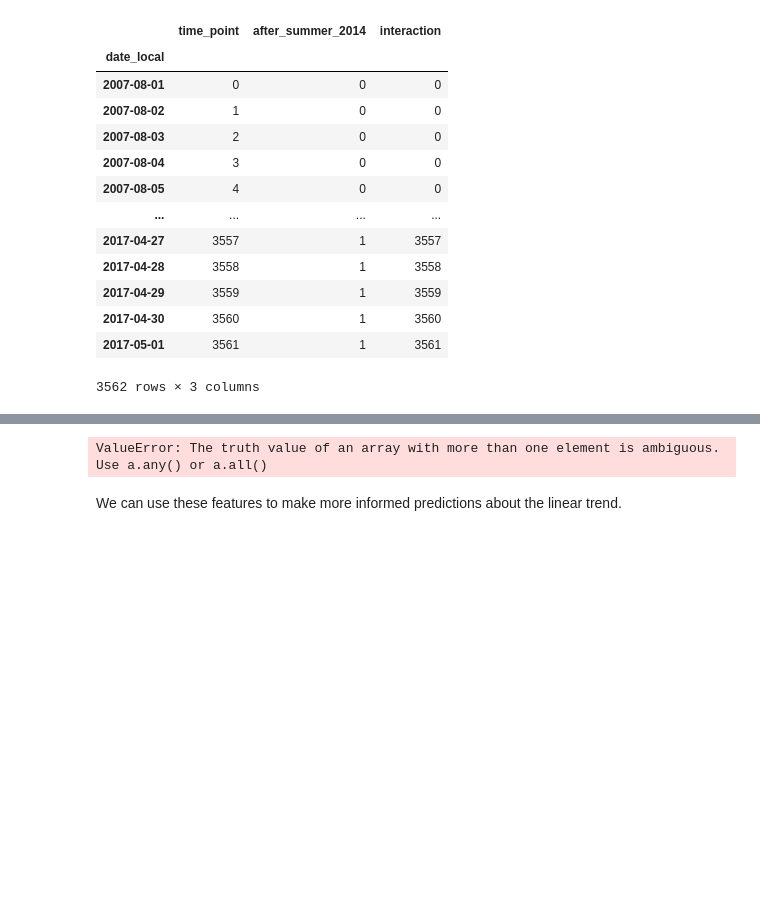
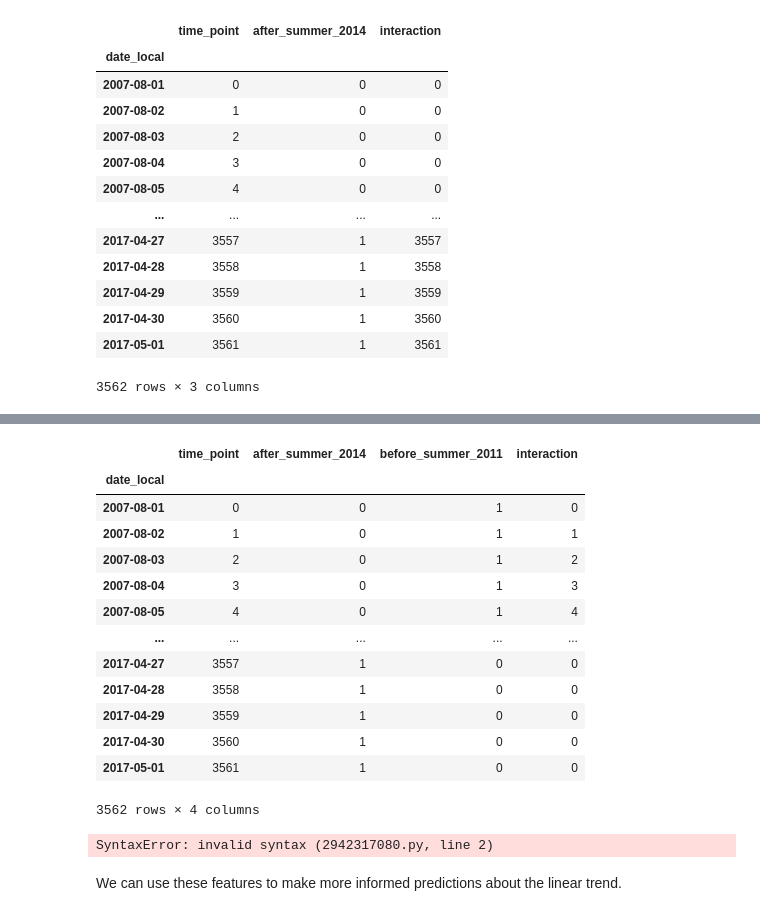
Before and after one commit to staeff/time-series, a Jupyter notebook: 02_seasonality_modeling.ipynb, the cells around one changed output, grey strips where cells are left out. Saved outputs shown, nothing was run; the diff lists cells and outputs as text; code cells hidden in the pictures; blank space fills up the shorter version.

```diff
--- a/02_seasonality_modeling.ipynb
+++ b/02_seasonality_modeling.ipynb
@@ -177,3 +175,9 @@ X_break
 | 2017-04-30 | 3560 | 1 | 3560 |
 | 2017-05-01 | 3561 | 1 | 3561 |
 3562 rows × 3 columns
+# %%
+lm_break = LinearRegression().fit(X_break, y)
+
+air_df['linear_trend_break'] = lm_break.predict(X_break)
+
+air_df[['aqi','linear_trend_break']].plot();
@@ -180,13 +186,59 @@ X_break
+# %%
+# X_break = (
+#     air_df
+#     .assign(after_summer_2014 = np.where(air_df.index < pd.Timestamp('2014-08'), 1, 0),
+#             before_summer_2011 = np.where(air_df.index < pd.Timestamp('2011-08'), 0, 1),
+#             interaction = lambda df: df['time_point']*df['before_summer_2011'])
+#     [['time_point', 'after_summer_2014', 'before_summer_2011','interaction']]
+# )
+X_break = (
+    air_df
+    .assign(after_summer_2014 = np.where(air_df.index > pd.Timestamp('2014-08'), 1, 0),
+            before_summer_2011 = np.where(air_df.index < pd.Timestamp('2011-08'), 1, 0),
+            interaction = lambda df: df['time_point']*df['before_summer_2011'])
+    [['time_point', 'after_summer_2014', 'before_summer_2011','interaction']]
+)
+X_break
+# %% [output]
+|  | time_point | after_summer_2014 | before_summer_2011 | interaction |
+| date_local |  |  |  |  |
+| 2007-08-01 | 0 | 0 | 1 | 0 |
+| 2007-08-02 | 1 | 0 | 1 | 1 |
+| 2007-08-03 | 2 | 0 | 1 | 2 |
+| 2007-08-04 | 3 | 0 | 1 | 3 |
+| 2007-08-05 | 4 | 0 | 1 | 4 |
+| ... | ... | ... | ... | ... |
+| 2017-04-27 | 3557 | 1 | 0 | 0 |
+| 2017-04-28 | 3558 | 1 | 0 | 0 |
+| 2017-04-29 | 3559 | 1 | 0 | 0 |
+| 2017-04-30 | 3560 | 1 | 0 | 0 |
+| 2017-05-01 | 3561 | 1 | 0 | 0 |
+3562 rows × 4 columns
+# %%
+new_df = air_df.drop(columns=['time_point', 'linear_trend_break', 'linear_trend'], axis=1)
+X_break = (new_df.assign( new_df['aqi'][(
+    (new_df.index < pd.Timestamp('2014-08')) &
+    (new_df.index > pd.Timestamp('2011-08-01'))
+)])
+X_break = X_break.dropna()
+X_break['time_point'] = np.arange(len(X_break))
+new_df
+lm_break = LinearRegression().fit(X_break, y)
+
+new_df['linear_trend_break'] = lm_break.predict(X_break)
+
+new_df[['aqi','linear_trend_break']].plot();
+# %% [output]
+SyntaxError: invalid syntax (2942317080.py, line 2)
 # %%
 X_break = (
     air_df
-    .assign(after_summer_2014 = np.where(air_df.index < pd.Timestamp('2014-08'), 1, 0),
-            before_summer_2011 = np.where(air_df.index < pd.Timestamp('2011-08'), 0, 1),
+    .assign(after_summer_2014 = np.where(air_df.index > pd.Timestamp('2014-08'), 1, 0),
+            before_summer_2011 = np.where(air_df.index < pd.Timestamp('2011-08'), 1, 0),
             interaction = lambda df: df['time_point']*df['before_summer_2011'])
     [['time_point', 'after_summer_2014', 'before_summer_2011','interaction']]
 )
+X_break
-# %% [output]
-ValueError: The truth value of an array with more than one element is ambiguous. Use a.any() or a.all()
 # %% [markdown]
 
 
```
Also changed, not shown: parts of 3 cells of this notebook.
